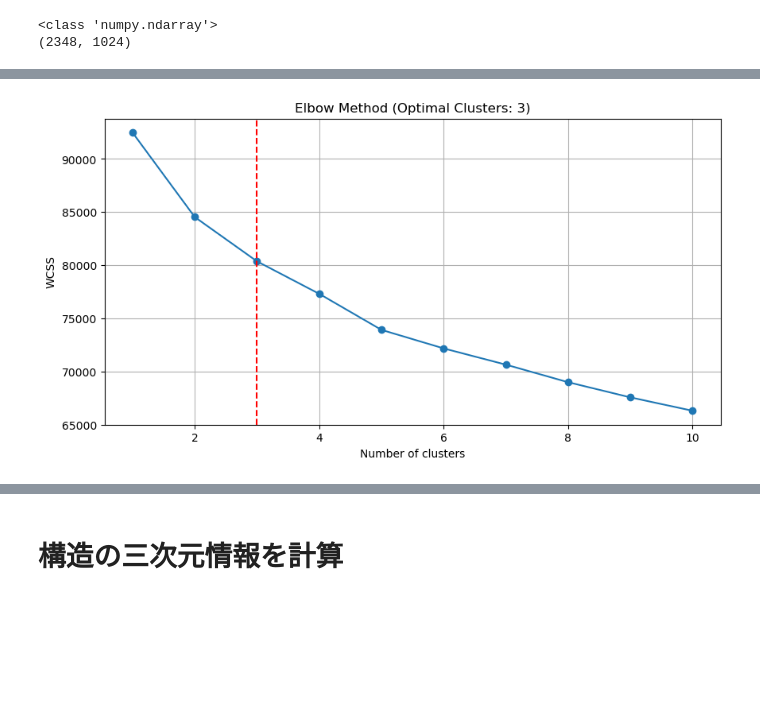
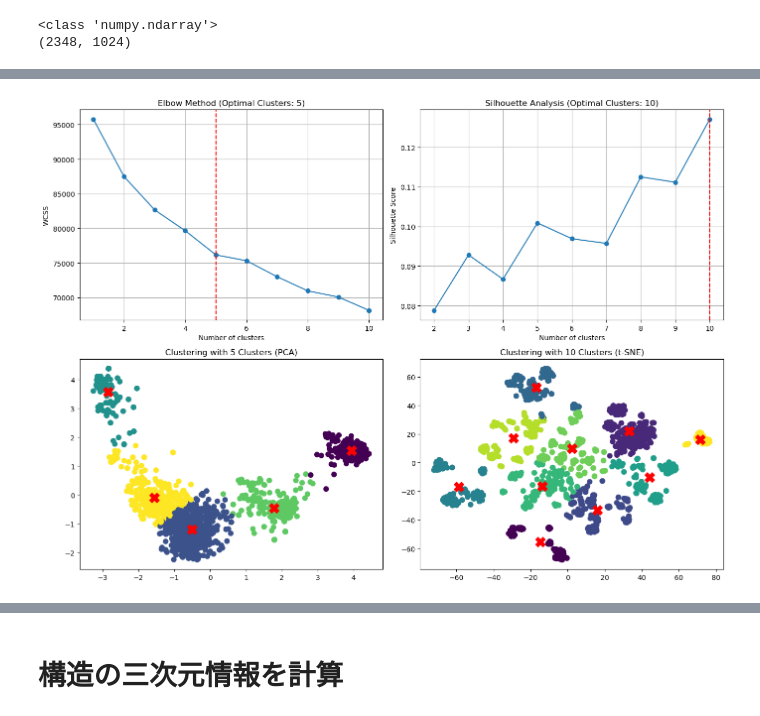
Before and after one commit to keetane/infomatics, a Jupyter notebook: ChEMBLapi.ipynb, the cells around one changed output, grey strips where cells are left out. Drawn from its saved outputs; the diff is of its cells as text; code cells hidden in the pictures; blank space fills up the shorter version.

Commit message:
clustering plots were added

```diff
--- a/ChEMBLapi.ipynb
+++ b/ChEMBLapi.ipynb
@@ -220,23 +187,44 @@ print(fps.shape)
 <class 'numpy.ndarray'>
 (2348, 1024)
 # %%
+import pandas as pd
+import numpy as np
+from rdkit import Chem
+from rdkit.Chem import PandasTools
+from rdkit.Chem import AllChem
 import matplotlib.pyplot as plt
 from sklearn.cluster import KMeans
 from sklearn.metrics import silhouette_score
-import numpy as np
+from sklearn.decomposition import PCA
+from sklearn.manifold import TSNE
+import warnings
+from rdkit import rdBase
 
-# # サンプルデータの作成
-# from sklearn.datasets import make_blobs
-# data, _ = make_blobs(n_samples=300, centers=4, cluster_std=0.60, random_state=0)
-data = fps
+# 警告メッセージを無効にする
+warnings.filterwarnings("ignore", category=UserWarning, module='rdkit')
+
+# エラーメッセージを無効にする
+rdBase.DisableLog('rdApp.error')
+
+from rdkit.Chem import rdMolDescriptors
+
+# フィンガープリントを計算してリストに格納
+fps = [rdMolDescriptors.GetMorganFingerprintAsBitVect(m, 2, nBits=2048) for m in df['Molecule']]
+fps_array = np.array([np.array(fp) for fp in fps])
+
+
+# データポイント数に基づく適応的な範囲設定
+n_samples = len(fps_array)
+max_clusters = min(n_samples - 1, 10)  # データポイント数または10のどちらか小さい方を最大クラスター数とする
+k_range = range(1, max_clusters + 1)
+k_range_silhouette = range(2, max_clusters + 1)  # シルエット法のクラスター範囲を2からn_samples-1までに調整
 
 # エルボー法による最適なクラスター数の決定
 wcss = []  # 各クラスター数に対する歪みのリスト
-k_range = range(1, 11)
 
 for i in k_range:
     kmeans = KMeans(n_clusters=i, init='k-means++', max_iter=300, n_init=10, random_state=0)
-    kmeans.fit(data)
+    kmeans.fit(fps_array)
     wcss.append(kmeans.inertia_)
 
 # 最適なクラスター数の判定（エルボー法）
@@ -252,35 +240,58 @@ print(f'Optimal number of clusters (Elbow Method): {optimal_clusters_elbow}')
 
 # シルエット分析による最適なクラスター数の決定
 silhouette_scores = []
-k_range_silhouette = range(2, 11)
 
 for i in k_range_silhouette:
     kmeans = KMeans(n_clusters=i, init='k-means++', max_iter=300, n_init=10, random_state=0)
-    cluster_labels = kmeans.fit_predict(data)
-    silhouette_avg = silhouette_score(data, cluster_labels)
+    cluster_labels = kmeans.fit_predict(fps_array)
+    silhouette_avg = silhouette_score(fps_array, cluster_labels)
     silhouette_scores.append(silhouette_avg)
 
 # 最適なクラスター数の判定（シルエット分析）
 optimal_clusters_silhouette = np.argmax(silhouette_scores) + 2  # インデックスの調整
 print(f'Optimal number of clusters (Silhouette Analysis): {optimal_clusters_silhouette}')
 
+# 次元削減（PCA）
+pca = PCA(n_components=2)
+fps_pca = pca.fit_transform(fps_array)
+
+# 次元削減（t-SNE）
+tsne = TSNE(n_components=2, random_state=0)
+fps_tsne = tsne.fit_transform(fps_array)
+
+# 2x2のサブプロットを作成
+fig, axes = plt.subplots(2, 2, figsize=(14, 10))
+
 # エルボー法のプロット（最適なクラスター数をコメントとして表示）
-plt.figure(figsize=(10, 5))
-plt.plot(k_range, wcss, marker='o')
-plt.xlabel('Number of clusters')
-plt.ylabel('WCSS')
-plt.title(f'Elbow Method (Optimal Clusters: {optimal_clusters_elbow})')
-plt.axvline(x=optimal_clusters_elbow, color='r', linestyle='--')  # 最適なクラスター数に垂直線を追加
-plt.grid(True)
-plt.show()
+axes[0, 0].plot(k_range, wcss, marker='o')
+axes[0, 0].set_xlabel('Number of clusters')
+axes[0, 0].set_ylabel('WCSS')
+axes[0, 0].set_title(f'Elbow Method (Optimal Clusters: {optimal_clusters_elbow})')
+axes[0, 0].axvline(x=optimal_clusters_elbow, color='r', linestyle='--')
+axes[0, 0].grid(True)
 
 # シルエット分析のプロット（最適なクラスター数をコメントとして表示）
-plt.figure(figsize=(10, 5))
-plt.plot(k_range_silhouette, silhouette_scores, marker='o')
-plt.xlabel('Number of clusters')
-plt.ylabel('Silhouette Score')
-plt.title(f'Silhouette Analysis (Optimal Clusters: {optimal_clusters_silhouette})')
-plt.axvline(x=optimal_clusters_silhouette, color='r', linestyle='--')  # 最適なクラスター数に垂直線を追加
-plt.grid(True)
+axes[0, 1].plot(k_range_silhouette, silhouette_scores, marker='o')
+axes[0, 1].set_xlabel('Number of clusters')
+axes[0, 1].set_ylabel('Silhouette Score')
+axes[0, 1].set_title(f'Silhouette Analysis (Optimal Clusters: {optimal_clusters_silhouette})')
+axes[0, 1].axvline(x=optimal_clusters_silhouette, color='r', linestyle='--')
+axes[0, 1].grid(True)
+
+# PCAに基づくクラスタリング結果の散布図
+kmeans_elbow = KMeans(n_clusters=optimal_clusters_elbow, init='k-means++', max_iter=300, n_init=10, random_state=0)
+clusters_elbow_pca = kmeans_elbow.fit_predict(fps_pca)
+axes[1, 0].scatter(fps_pca[:, 0], fps_pca[:, 1], c=clusters_elbow_pca, s=50, cmap='viridis')
+axes[1, 0].scatter(kmeans_elbow.cluster_centers_[:, 0], kmeans_elbow.cluster_centers_[:, 1], s=200, c='red', marker='X')
+axes[1, 0].set_title(f'Clustering with {optimal_clusters_elbow} Clusters (PCA)')
+
+# t-SNEに基づくクラスタリング結果の散布図
+kmeans_silhouette = KMeans(n_clusters=optimal_clusters_silhouette, init='k-means++', max_iter=300, n_init=10, random_state=0)
+clusters_silhouette_tsne = kmeans_silhouette.fit_predict(fps_tsne)
+axes[1, 1].scatter(fps_tsne[:, 0], fps_tsne[:, 1], c=clusters_silhouette_tsne, s=50, cmap='viridis')
+axes[1, 1].scatter(kmeans_silhouette.cluster_centers_[:, 0], kmeans_silhouette.cluster_centers_[:, 1], s=200, c='red', marker='X')
+axes[1, 1].set_title(f'Clustering with {optimal_clusters_silhouette} Clusters (t-SNE)')
+
+plt.tight_layout()
 plt.show()
 # %% [output]
@@ -289 +317 @@ Optimal number of clusters (Silhouette Analysis): 10
-[figure, old version]
+[figure, new version]
```
Also changed, not shown: parts of 10 cells of this notebook.
